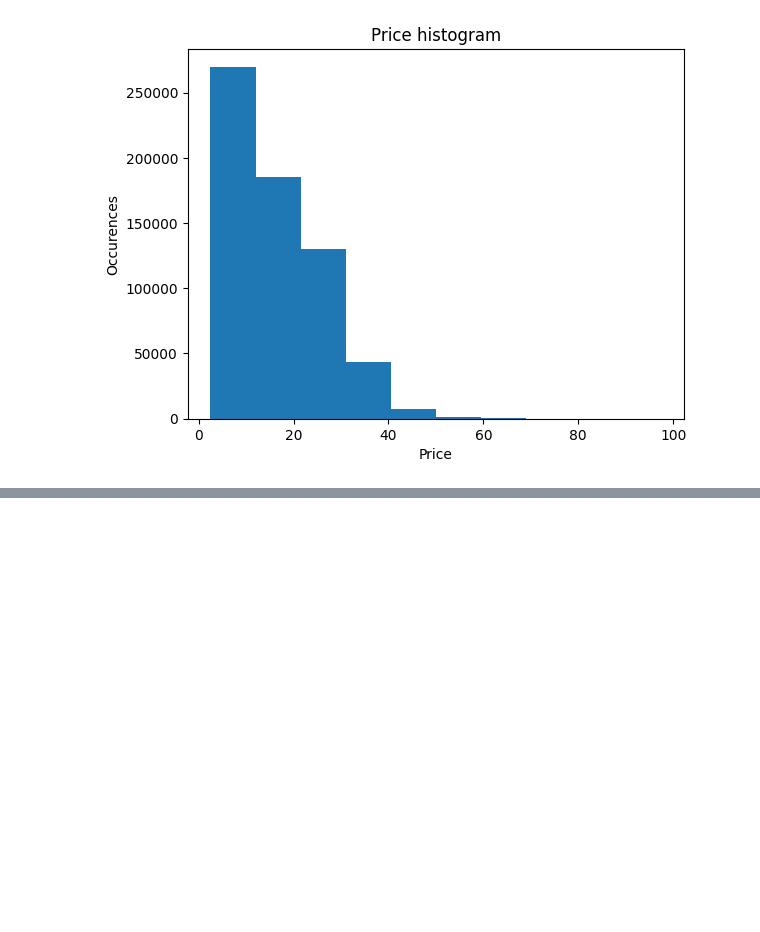
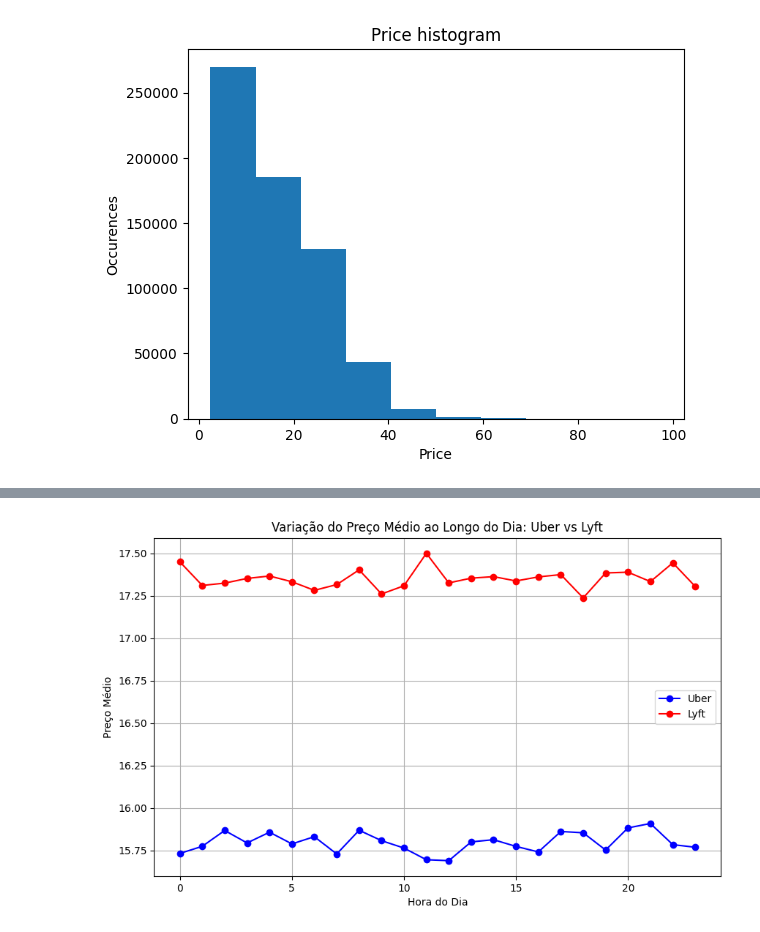
Before and after one commit to Ligia-pdf/Transporationprice, a Jupyter notebook: data.ipynb, the cells around one changed output, grey strips where cells are left out. Drawn from its saved outputs; the diff is of its cells as text; code cells hidden in the pictures; blank space fills up the shorter version.

```diff
--- a/data.ipynb
+++ b/data.ipynb
@@ -69,0 +109,18 @@ Text(0, 0.5, 'Occurences')
+# %%
+# Calcular média de preço por hora para cada serviço
+uber_avg_price = uber_data.groupby('hour')['price'].mean()
+lyft_avg_price = lyft_data.groupby('hour')['price'].mean()
+
+# Criar gráfico de linha
+plt.figure(figsize=(10, 6))
+plt.plot(uber_avg_price.index, uber_avg_price.values, color='blue', marker='o', label='Uber')
+plt.plot(lyft_avg_price.index, lyft_avg_price.values, color='red', marker='o', label='Lyft')
+
+plt.xlabel('Hora do Dia')
+plt.ylabel('Preço Médio')
+plt.title('Variação do Preço Médio ao Longo do Dia: Uber vs Lyft')
+plt.legend()
+plt.grid(True)
+plt.show()
+# %% [output]
+[figure, added]
```
Also changed, not shown: parts of 6 cells of this notebook.
